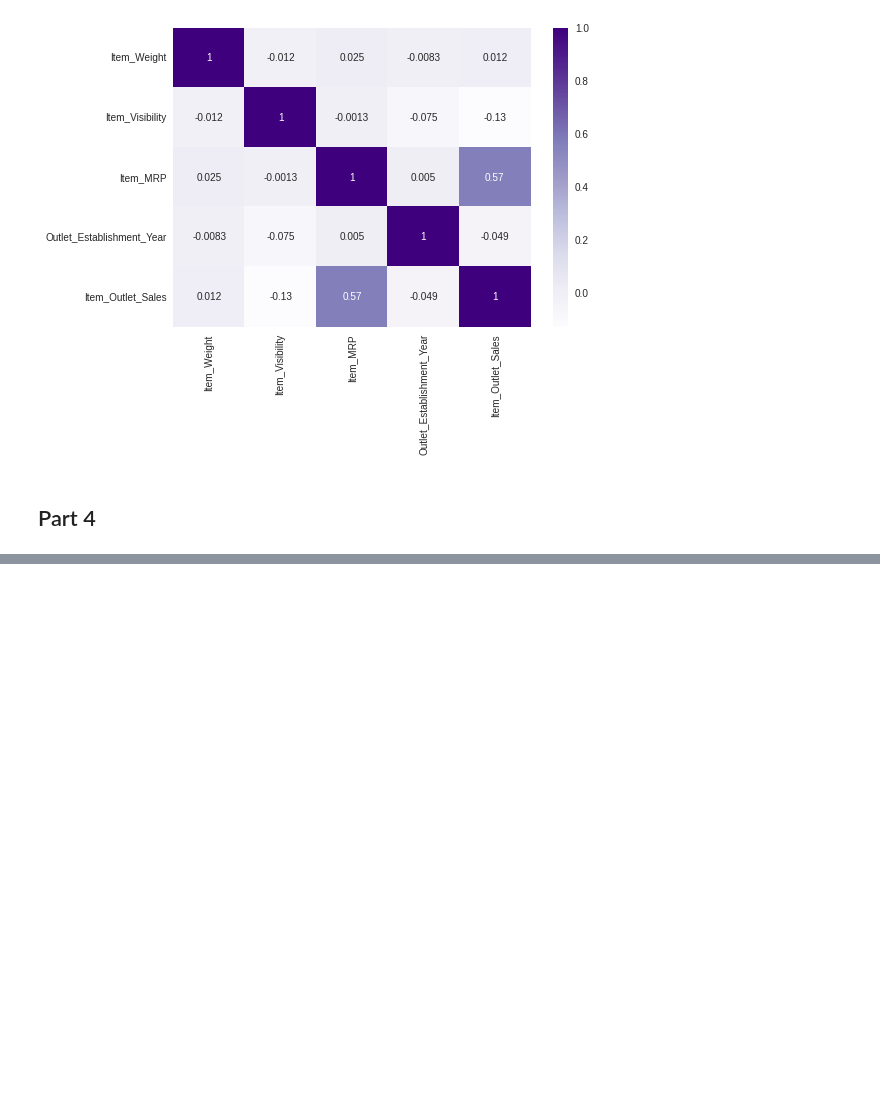
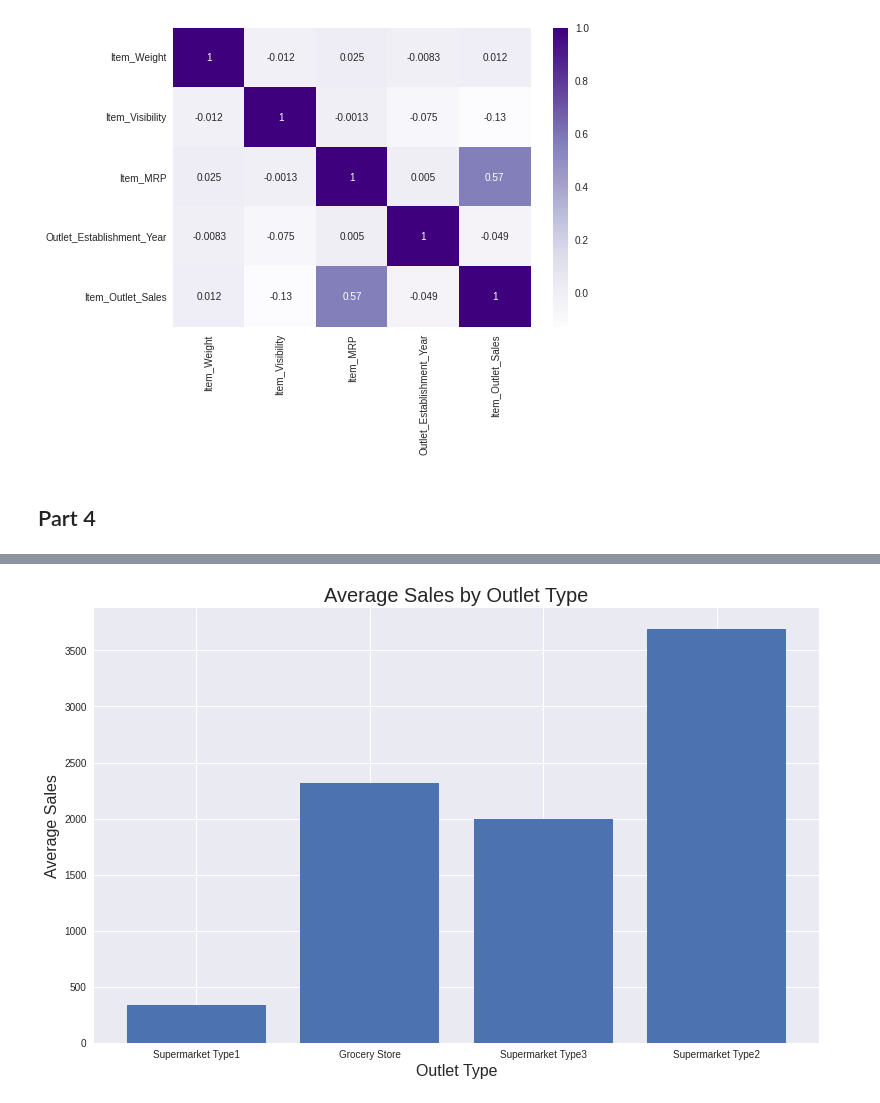
Before and after one commit to mvince33/food-sales-predictions, a Jupyter notebook: food_sales_predictions.ipynb, the cells around one changed output, grey strips where cells are left out. Saved outputs shown, nothing was run; the diff lists cells and outputs as text; code cells hidden in the pictures; blank space fills up the shorter version.

```diff
--- a/food_sales_predictions.ipynb
+++ b/food_sales_predictions.ipynb
@@ -418,0 +424,16 @@ plt.scatter(df['Item_MRP'], df['Item_Outlet_Sales'], edgecolor='k');
+# %%
+# Construct a bar graph for average sales by outlet type.
+
+# Get the counts of each outlet type
+outlet_counts = df['Outlet_Type'].value_counts()
+# Get the average sales of each outlet type
+cum_sales_by_outlet = df.groupby('Outlet_Type')['Item_Outlet_Sales'].sum() / outlet_counts
+
+# Plot average sales by outlet type
+plt.figure(figsize = (13, 8));
+plt.bar(df['Outlet_Type'].value_counts().index, cum_sales_by_outlet);
+plt.xlabel('Outlet Type', fontsize = 16);
+plt.ylabel('Average Sales', fontsize = 16);
+plt.title('Average Sales by Outlet Type', fontsize = 20);
+# %% [output]
+[figure, added]
```
Also changed, not shown: parts of 2 cells of this notebook.
